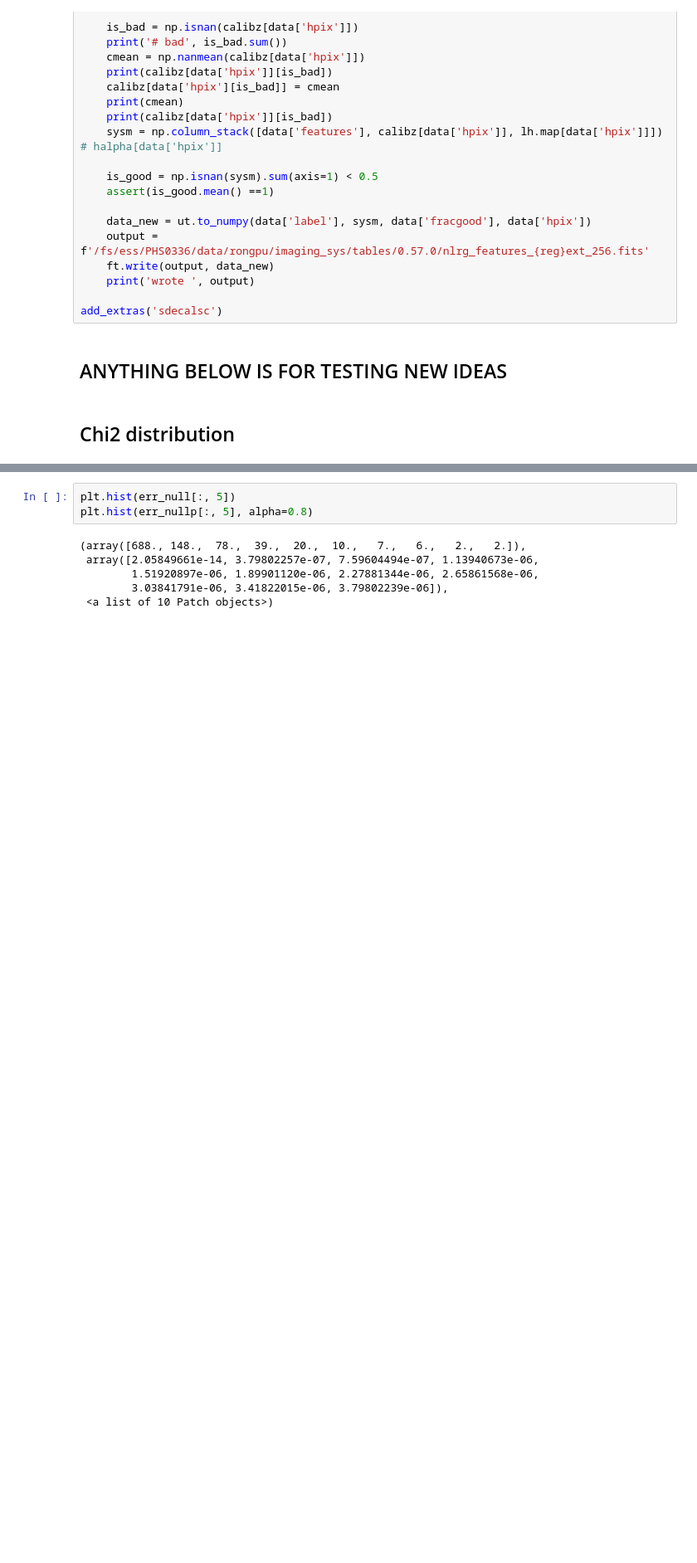
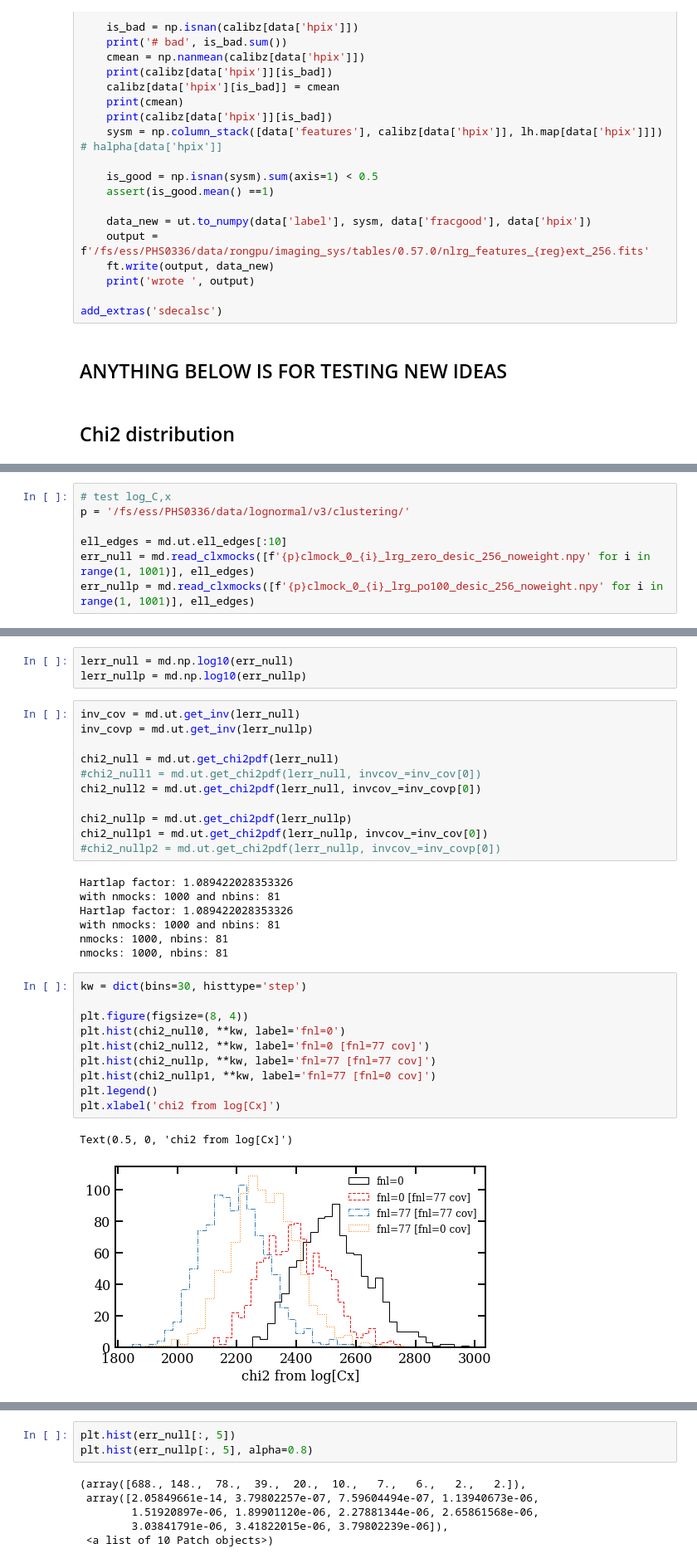
Before and after one commit to mehdirezaie/LSSutils, a Jupyter notebook: analysis/desi/notebooks/LognormalFlask.ipynb, the cells around one changed output, grey strips where cells are left out. Shown at 83% size. Drawn from its saved outputs; the diff is of its cells as text; blank space fills up the shorter version.

```diff
--- a/analysis/desi/notebooks/LognormalFlask.ipynb
+++ b/analysis/desi/notebooks/LognormalFlask.ipynb
@@ -511,0 +509,7 @@ from glob import glob
+# %%
+# test log_C,x
+p = '/fs/ess/PHS0336/data/lognormal/v3/clustering/'
+
+ell_edges = md.ut.ell_edges[:10]
+err_null = md.read_clxmocks([f'{p}clmock_0_{i}_lrg_zero_desic_256_noweight.npy' for i in range(1, 1001)], ell_edges)
+err_nullp = md.read_clxmocks([f'{p}clmock_0_{i}_lrg_po100_desic_256_noweight.npy' for i in range(1, 1001)], ell_edges)
@@ -511,0 +534,34 @@ from glob import glob
+# %%
+lerr_null = md.np.log10(err_null)
+lerr_nullp = md.np.log10(err_nullp)
+# %%
+inv_cov = md.ut.get_inv(lerr_null)
+inv_covp = md.ut.get_inv(lerr_nullp)
+
+chi2_null = md.ut.get_chi2pdf(lerr_null)
+#chi2_null1 = md.ut.get_chi2pdf(lerr_null, invcov_=inv_cov[0])
+chi2_null2 = md.ut.get_chi2pdf(lerr_null, invcov_=inv_covp[0])
+
+chi2_nullp = md.ut.get_chi2pdf(lerr_nullp)
+chi2_nullp1 = md.ut.get_chi2pdf(lerr_nullp, invcov_=inv_cov[0])
+#chi2_nullp2 = md.ut.get_chi2pdf(lerr_nullp, invcov_=inv_covp[0])
+# %% [output]
+Hartlap factor: 1.089422028353326
+with nmocks: 1000 and nbins: 81
+Hartlap factor: 1.089422028353326
+with nmocks: 1000 and nbins: 81
+nmocks: 1000, nbins: 81
+nmocks: 1000, nbins: 81
+# %%
+kw = dict(bins=30, histtype='step')
+
+plt.figure(figsize=(8, 4))
+plt.hist(chi2_null0, **kw, label='fnl=0')
+plt.hist(chi2_null2, **kw, label='fnl=0 [fnl=77 cov]')
+plt.hist(chi2_nullp, **kw, label='fnl=77 [fnl=77 cov]')
+plt.hist(chi2_nullp1, **kw, label='fnl=77 [fnl=0 cov]')
+plt.legend()
+plt.xlabel('chi2 from log[Cx]')
+# %% [output]
+Text(0.5, 0, 'chi2 from log[Cx]')
+[figure, added]
```
Also changed, not shown: parts of 26 cells of this notebook.
